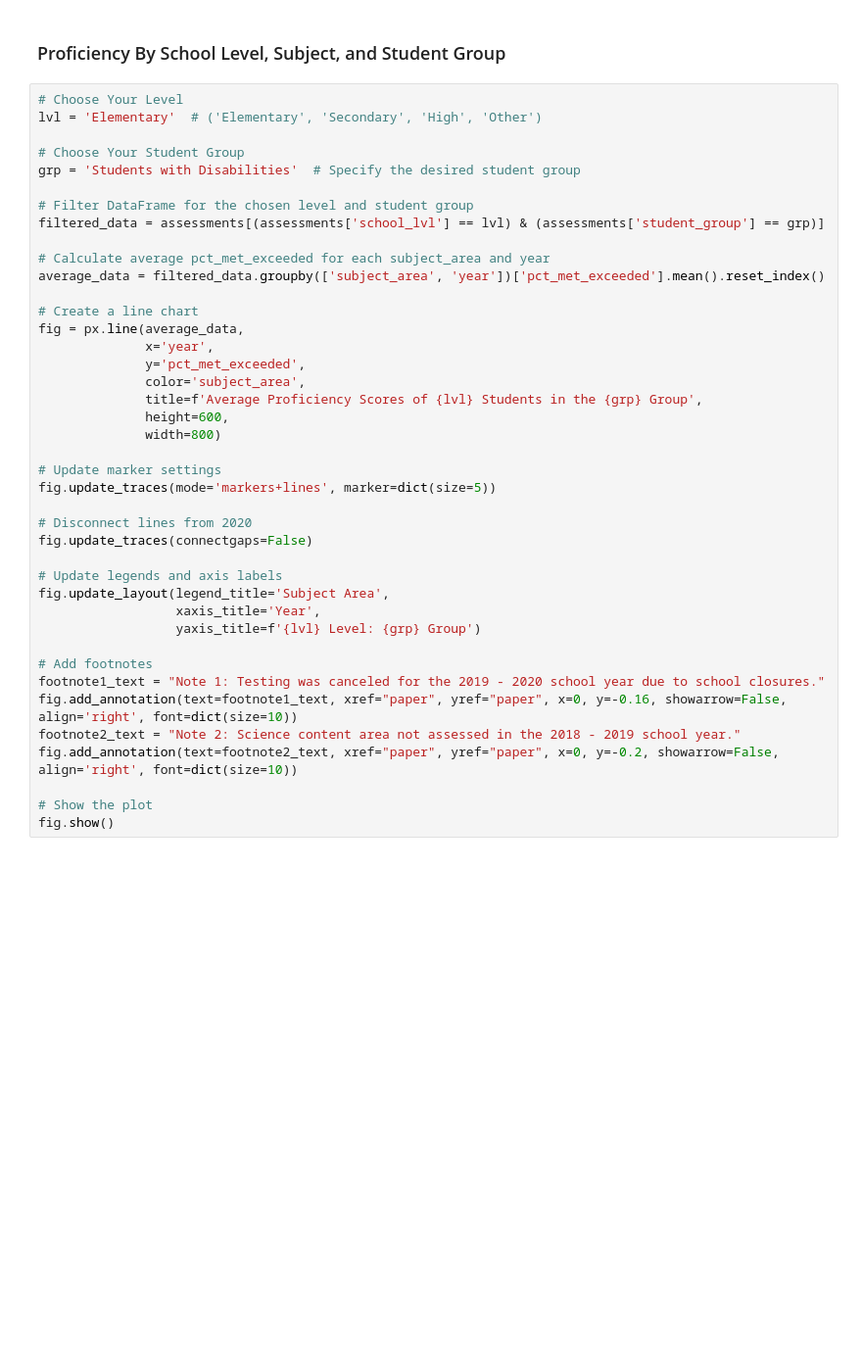
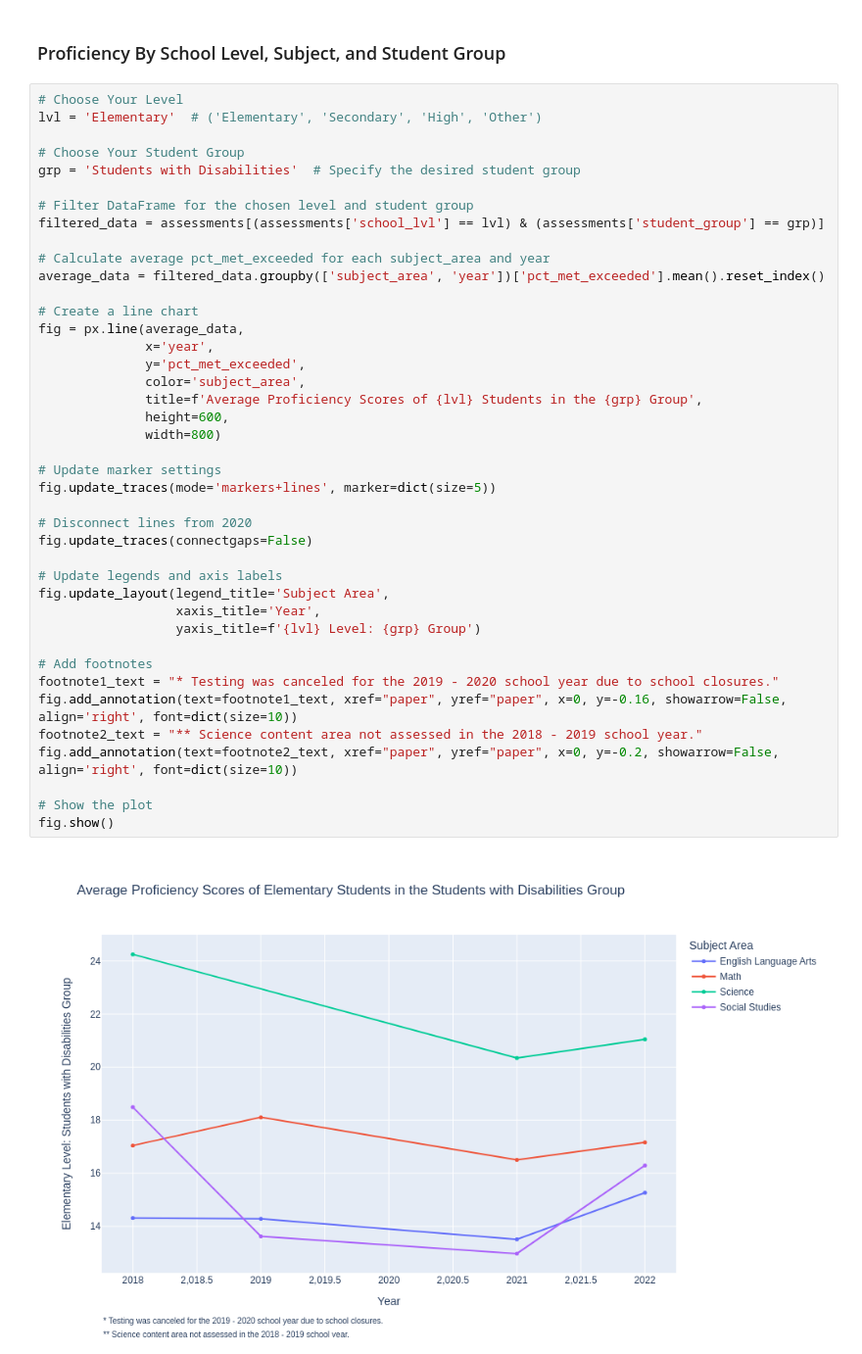
Before and after one commit to Claytor/Capstone_TN_COVID_School_Achievement_Impact, a Jupyter notebook: notebooks/assessments_plotly_test.ipynb, the cells around one changed output. Shown at 98% size. Drawn from its saved outputs; the diff is of its cells as text; blank space fills up the shorter version.

```diff
--- a/notebooks/assessments_plotly_test.ipynb
+++ b/notebooks/assessments_plotly_test.ipynb
@@ -74,32 +87,34 @@ filtered_data = assessments[(assessments['school_lvl'] == lvl) & (assessments['s
 
 # Calculate average pct_met_exceeded for each subject_area and year
 average_data = filtered_data.groupby(['subject_area', 'year'])['pct_met_exceeded'].mean().reset_index()
 
 # Create a line chart
 fig = px.line(average_data,
               x='year',
               y='pct_met_exceeded',
               color='subject_area',
               title=f'Average Proficiency Scores of {lvl} Students in the {grp} Group',
               height=600,
               width=800)
 
 # Update marker settings
 fig.update_traces(mode='markers+lines', marker=dict(size=5))
 
 # Disconnect lines from 2020
 fig.update_traces(connectgaps=False)
 
 # Update legends and axis labels
 fig.update_layout(legend_title='Subject Area',
                   xaxis_title='Year',
                   yaxis_title=f'{lvl} Level: {grp} Group')
 
 # Add footnotes
-footnote1_text = "Note 1: Testing was canceled for the 2019 - 2020 school year due to school closures."
+footnote1_text = "* Testing was canceled for the 2019 - 2020 school year due to school closures."
 fig.add_annotation(text=footnote1_text, xref="paper", yref="paper", x=0, y=-0.16, showarrow=False, align='right', font=dict(size=10))
-footnote2_text = "Note 2: Science content area not assessed in the 2018 - 2019 school year."
+footnote2_text = "** Science content area not assessed in the 2018 - 2019 school year."
 fig.add_annotation(text=footnote2_text, xref="paper", yref="paper", x=0, y=-0.2, showarrow=False, align='right', font=dict(size=10))
 
 # Show the plot
 fig.show()
+# %% [output]
+[figure, added]
```
Also changed, not shown: parts of 2 cells of this notebook.
